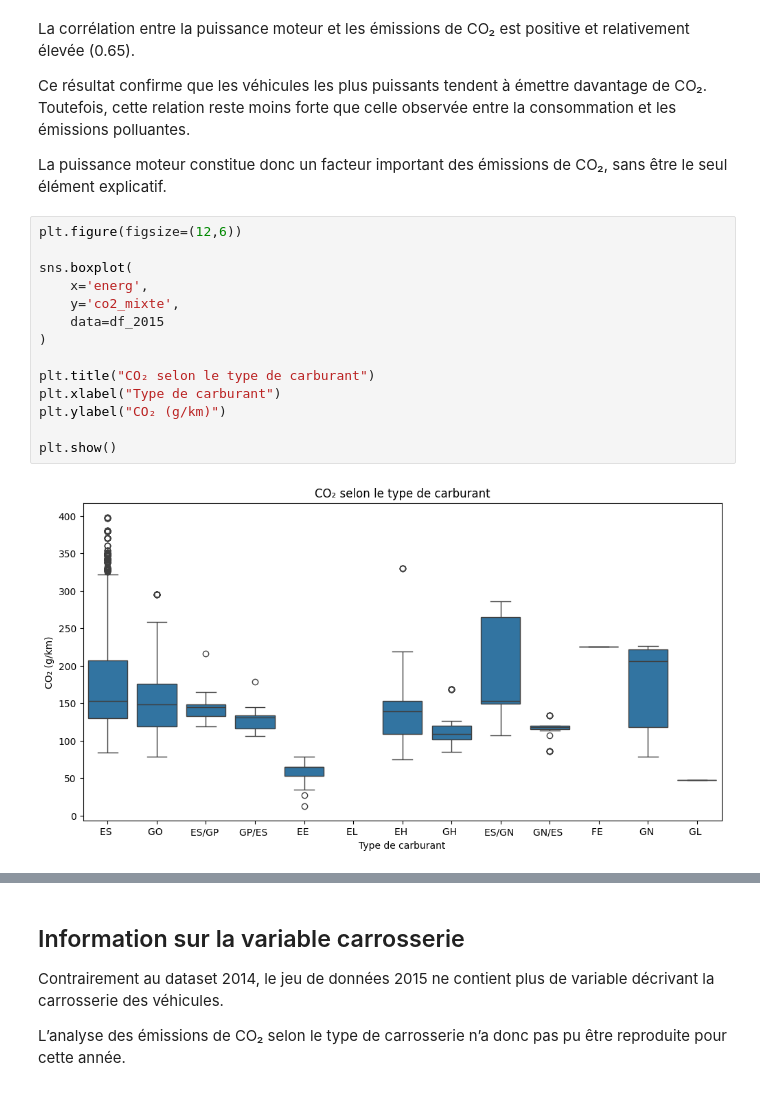
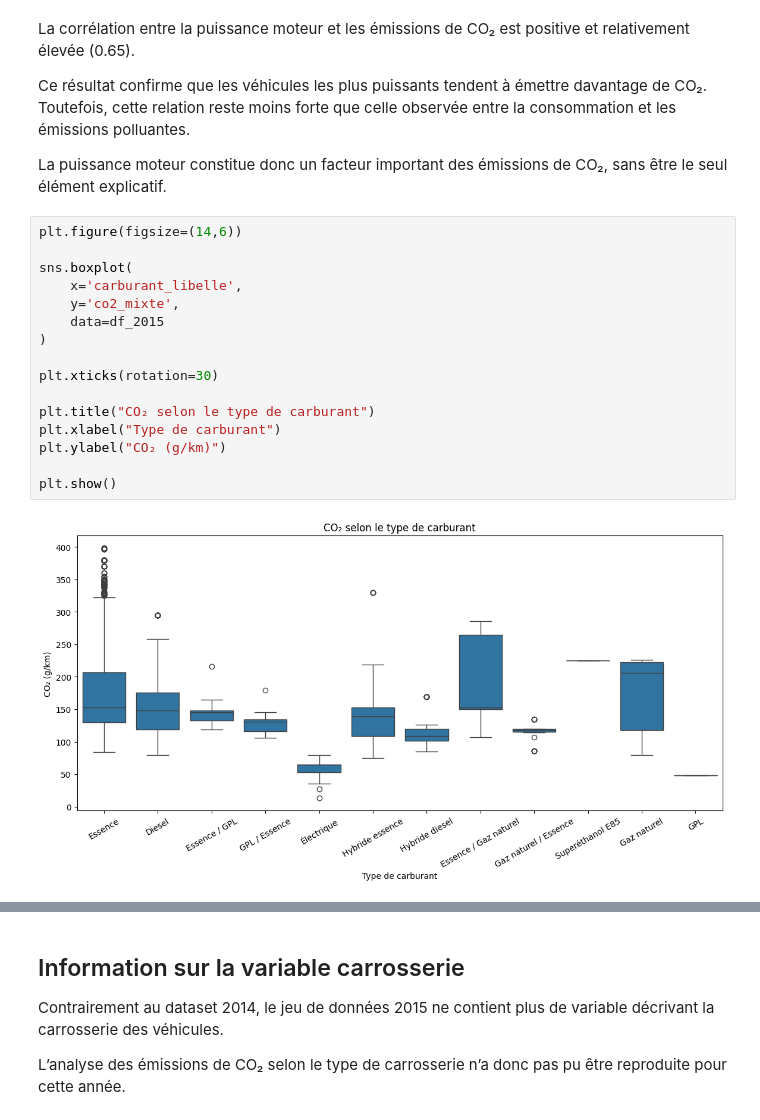
Before and after one commit to LarissaVarnakova/Projet_CO2, a Jupyter notebook: notebooks/eda_aziz.ipynb, the cells around one changed output, grey strips where cells are left out. Drawn from its saved outputs; the diff is of its cells as text.

Commit message:
EDA europe 2014: visualisation et analyse

```diff
--- a/notebooks/eda_aziz.ipynb
+++ b/notebooks/eda_aziz.ipynb
@@ -1057,22 +1057,24 @@ La corrélation entre la puissance moteur et les émissions de CO₂ est positiv
 Ce résultat confirme que les véhicules les plus puissants tendent à émettre davantage de CO₂. Toutefois, cette relation reste moins forte que celle observée entre la consommation et les émissions polluantes.
 
 La puissance moteur constitue donc un facteur important des émissions de CO₂, sans être le seul élément explicatif.
-# %%
-plt.figure(figsize=(12,6))
-
-sns.boxplot(
-    x='energ',
-    y='co2_mixte',
-    data=df_2015
-)
-
-plt.title("CO₂ selon le type de carburant")
-plt.xlabel("Type de carburant")
-plt.ylabel("CO₂ (g/km)")
-
-plt.show()
-# %% [output]
-[figure, removed]
+# %%
+plt.figure(figsize=(14,6))
+
+sns.boxplot(
+    x='carburant_libelle',
+    y='co2_mixte',
+    data=df_2015
+)
+
+plt.xticks(rotation=30)
+
+plt.title("CO₂ selon le type de carburant")
+plt.xlabel("Type de carburant")
+plt.ylabel("CO₂ (g/km)")
+
+plt.show()
+# %% [output]
+[figure, added]
 # %% [markdown]
 ## Analyse des émissions de CO₂ selon le type de carburant
 
```
Also changed, not shown: parts of 30 cells of this notebook.
